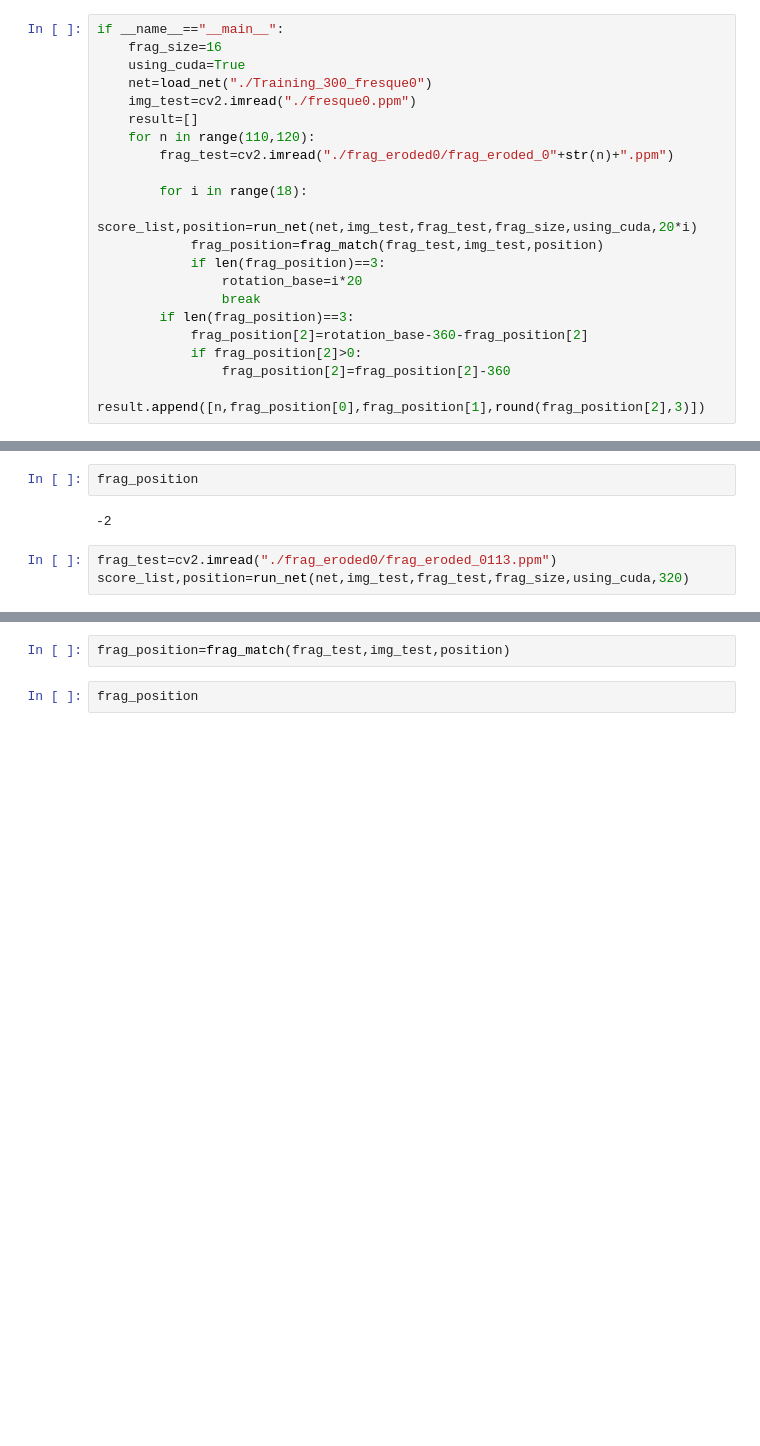
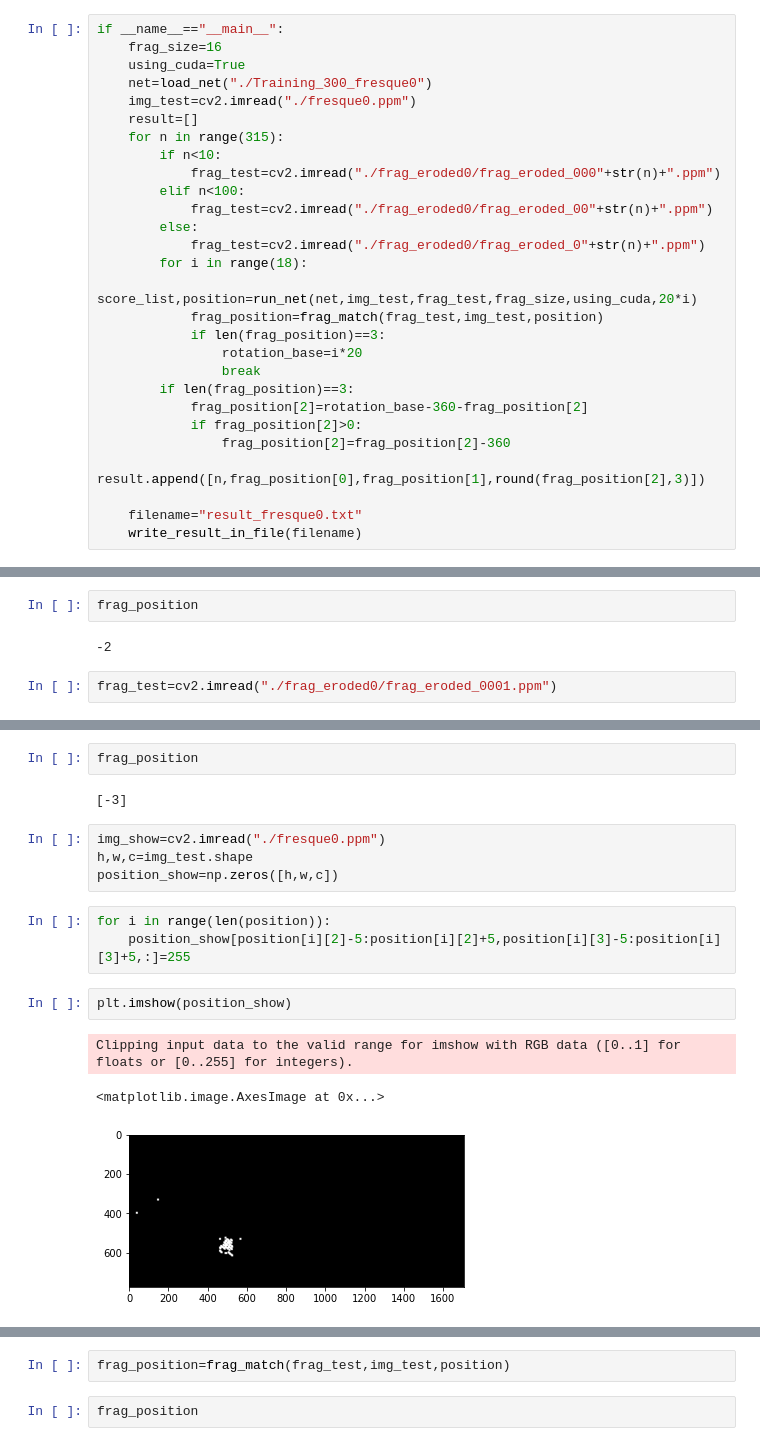
Before and after one commit to ZHANG-Bo-yang/DeepMatch_apprentissage, a Jupyter notebook: Frag_Match_avec_rotation.ipynb, the cells around one changed output, grey strips where cells are left out. Cells and saved outputs as stored; diff of their text form; blank space fills up the shorter version.

```diff
--- a/Frag_Match_avec_rotation.ipynb
+++ b/Frag_Match_avec_rotation.ipynb
@@ -488,9 +549,13 @@ if __name__=="__main__":
     net=load_net("./Training_300_fresque0")
     img_test=cv2.imread("./fresque0.ppm")
     result=[]
-    for n in range(110,120):
-        frag_test=cv2.imread("./frag_eroded0/frag_eroded_0"+str(n)+".ppm")
-
+    for n in range(315):
+        if n<10:
+            frag_test=cv2.imread("./frag_eroded0/frag_eroded_000"+str(n)+".ppm")
+        elif n<100:
+            frag_test=cv2.imread("./frag_eroded0/frag_eroded_00"+str(n)+".ppm")
+        else:
+            frag_test=cv2.imread("./frag_eroded0/frag_eroded_0"+str(n)+".ppm")
         for i in range(18):
             score_list,position=run_net(net,img_test,frag_test,frag_size,using_cuda,20*i)
             frag_position=frag_match(frag_test,img_test,position)
@@ -502,3 +567,6 @@ if __name__=="__main__":
             if frag_position[2]>0:
                 frag_position[2]=frag_position[2]-360
             result.append([n,frag_position[0],frag_position[1],round(frag_position[2],3)])
+
+    filename="result_fresque0.txt"
+    write_result_in_file(filename)
@@ -522,5 +599,4 @@ frag_position
 # %% [output]
 -2
 # %%
-frag_test=cv2.imread("./frag_eroded0/frag_eroded_0113.ppm")
-score_list,position=run_net(net,img_test,frag_test,frag_size,using_cuda,320)
+frag_test=cv2.imread("./frag_eroded0/frag_eroded_0001.ppm")
@@ -526,0 +607,17 @@ score_list,position=run_net(net,img_test,frag_test,frag_size,using_cuda,320)
+# %%
+frag_position
+# %% [output]
+[-3]
+# %%
+img_show=cv2.imread("./fresque0.ppm")
+h,w,c=img_test.shape
+position_show=np.zeros([h,w,c])
+# %%
+for i in range(len(position)):
+    position_show[position[i][2]-5:position[i][2]+5,position[i][3]-5:position[i][3]+5,:]=255
+# %%
+plt.imshow(position_show)
+# %% [output]
+Clipping input data to the valid range for imshow with RGB data ([0..1] for floats or [0..255] for integers).
+<matplotlib.image.AxesImage at 0x...>
+[figure, added]
```
Also changed, not shown: parts of 24 cells of this notebook.
